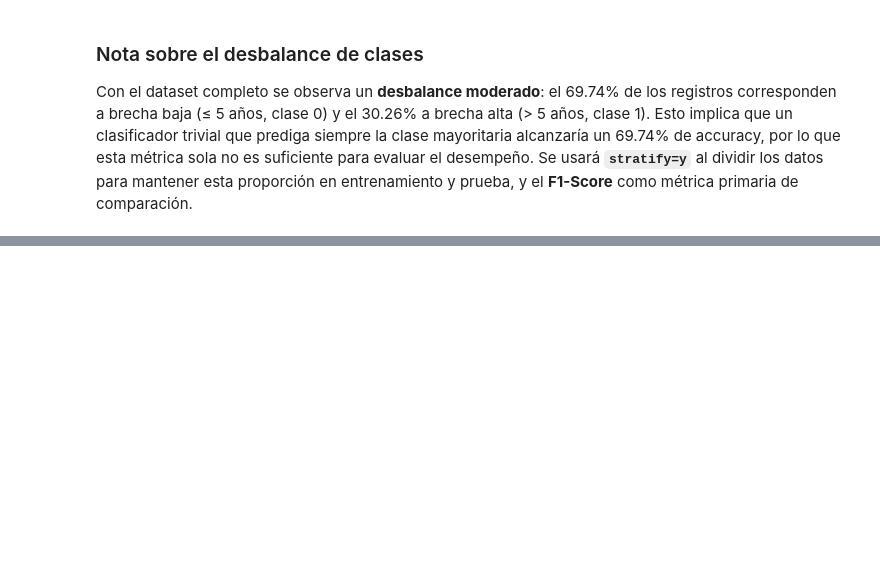
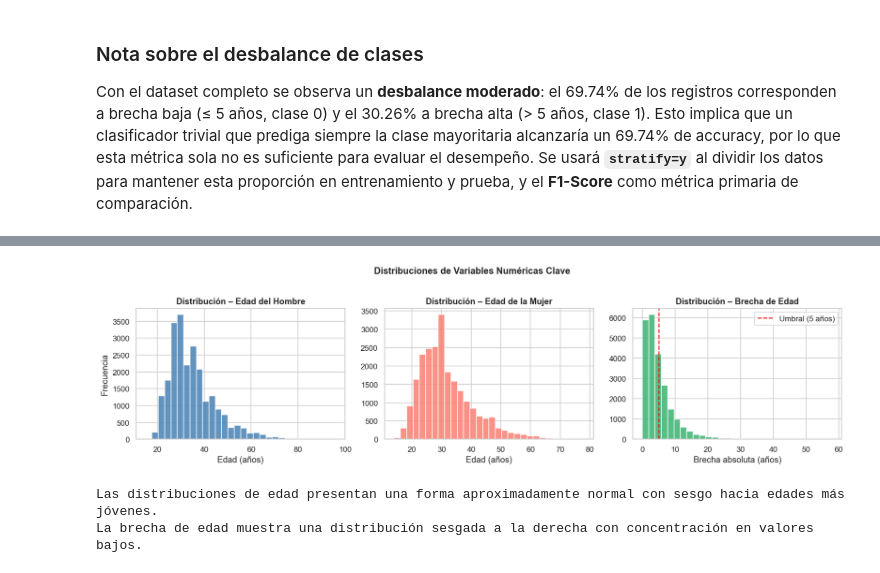
Before and after one commit to Branuvg/proyecto1_mineria, a Jupyter notebook: Proyecto3_modelos.ipynb, the cells around one changed output, grey strips where cells are left out. Drawn from its saved outputs; the diff is of its cells as text; code cells hidden in the pictures; blank space fills up the shorter version.

```diff
--- a/Proyecto3_modelos.ipynb
+++ b/Proyecto3_modelos.ipynb
@@ -223,0 +230,29 @@ Con el dataset completo se observa un **desbalance moderado**: el 69.74% de los
+# %%
+# Los árboles de decisión y Random Forest son invariantes a la escala y distribución de las variables.
+# La Regresión Logística, en cambio, asume que las variables numéricas están en una escala comparable, por lo que se aplicará `StandardScaler` exclusivamente para ese modelo.
+fig, axes = plt.subplots(1, 3, figsize=(15, 4))
+
+axes[0].hist(df_clean['EDADHOM'], bins=30, color='steelblue', edgecolor='white', alpha=0.85)
+axes[0].set_title('Distribución – Edad del Hombre', fontweight='bold')
+axes[0].set_xlabel('Edad (años)')
+axes[0].set_ylabel('Frecuencia')
+
+axes[1].hist(df_clean['EDADMUJ'], bins=30, color='salmon', edgecolor='white', alpha=0.85)
+axes[1].set_title('Distribución – Edad de la Mujer', fontweight='bold')
+axes[1].set_xlabel('Edad (años)')
+
+axes[2].hist(df_clean['BRECHA'], bins=30, color='mediumseagreen', edgecolor='white', alpha=0.85)
+axes[2].axvline(5, color='red', linestyle='--', linewidth=1.5, label='Umbral (5 años)')
+axes[2].set_title('Distribución – Brecha de Edad', fontweight='bold')
+axes[2].set_xlabel('Brecha absoluta (años)')
+axes[2].legend()
+
+plt.suptitle('Distribuciones de Variables Numéricas Clave', fontsize=13, fontweight='bold', y=1.02)
+plt.tight_layout()
+plt.show()
+print("Las distribuciones de edad presentan una forma aproximadamente normal con sesgo hacia edades más jóvenes.")
+print("La brecha de edad muestra una distribución sesgada a la derecha con concentración en valores bajos.")
+# %% [output]
+[figure, added]
+Las distribuciones de edad presentan una forma aproximadamente normal con sesgo hacia edades más jóvenes.
+La brecha de edad muestra una distribución sesgada a la derecha con concentración en valores bajos.
```
Also changed, not shown: parts of 3 cells of this notebook.
